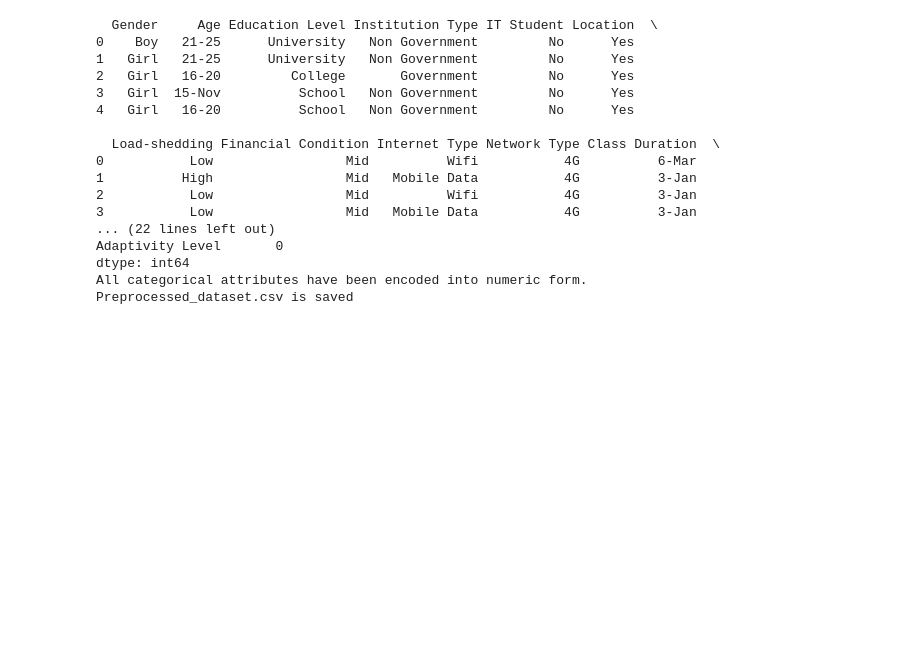
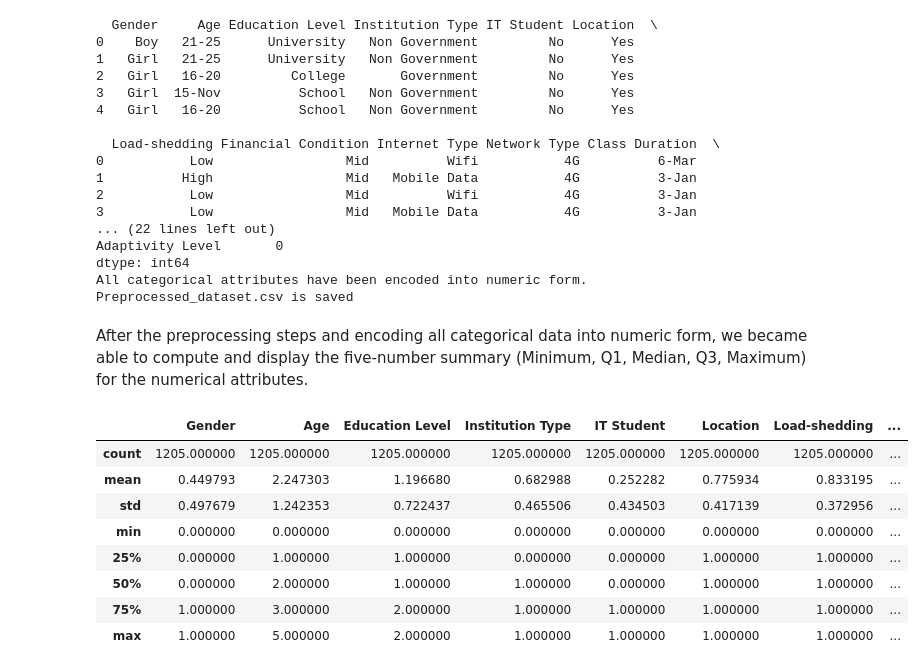
Before and after one commit to RandDahmash/Mining-project, a Jupyter notebook: Phase2.ipynb, the cells around one changed output. Drawn from its saved outputs; the diff is of its cells as text; code cells hidden in the pictures; blank space fills up the shorter version.

```diff
--- a/Phase2.ipynb
+++ b/Phase2.ipynb
@@ -223,3 +227,17 @@ Adaptivity Level       0
 dtype: int64
 All categorical attributes have been encoded into numeric form.
 Preprocessed_dataset.csv is saved
+# %% [markdown]
+After the preprocessing steps and encoding all categorical data into numeric form, we became able to compute and display the five-number summary (Minimum, Q1, Median, Q3, Maximum) for the numerical attributes.
+# %%
+df.describe()
+# %% [output]
+|  | Gender | Age | Education Level | Institution Type | IT Student | Location | Load-shedding | ... |
+| count | 1205.000000 | 1205.000000 | 1205.000000 | 1205.000000 | 1205.000000 | 1205.000000 | 1205.000000 | ... |
+| mean | 0.449793 | 2.247303 | 1.196680 | 0.682988 | 0.252282 | 0.775934 | 0.833195 | ... |
+| std | 0.497679 | 1.242353 | 0.722437 | 0.465506 | 0.434503 | 0.417139 | 0.372956 | ... |
+| min | 0.000000 | 0.000000 | 0.000000 | 0.000000 | 0.000000 | 0.000000 | 0.000000 | ... |
+| 25% | 0.000000 | 1.000000 | 1.000000 | 0.000000 | 0.000000 | 1.000000 | 1.000000 | ... |
+| 50% | 0.000000 | 2.000000 | 1.000000 | 1.000000 | 0.000000 | 1.000000 | 1.000000 | ... |
+| 75% | 1.000000 | 3.000000 | 2.000000 | 1.000000 | 1.000000 | 1.000000 | 1.000000 | ... |
+| max | 1.000000 | 5.000000 | 2.000000 | 1.000000 | 1.000000 | 1.000000 | 1.000000 | ... |
```
Also changed, not shown: parts of 3 cells of this notebook.
